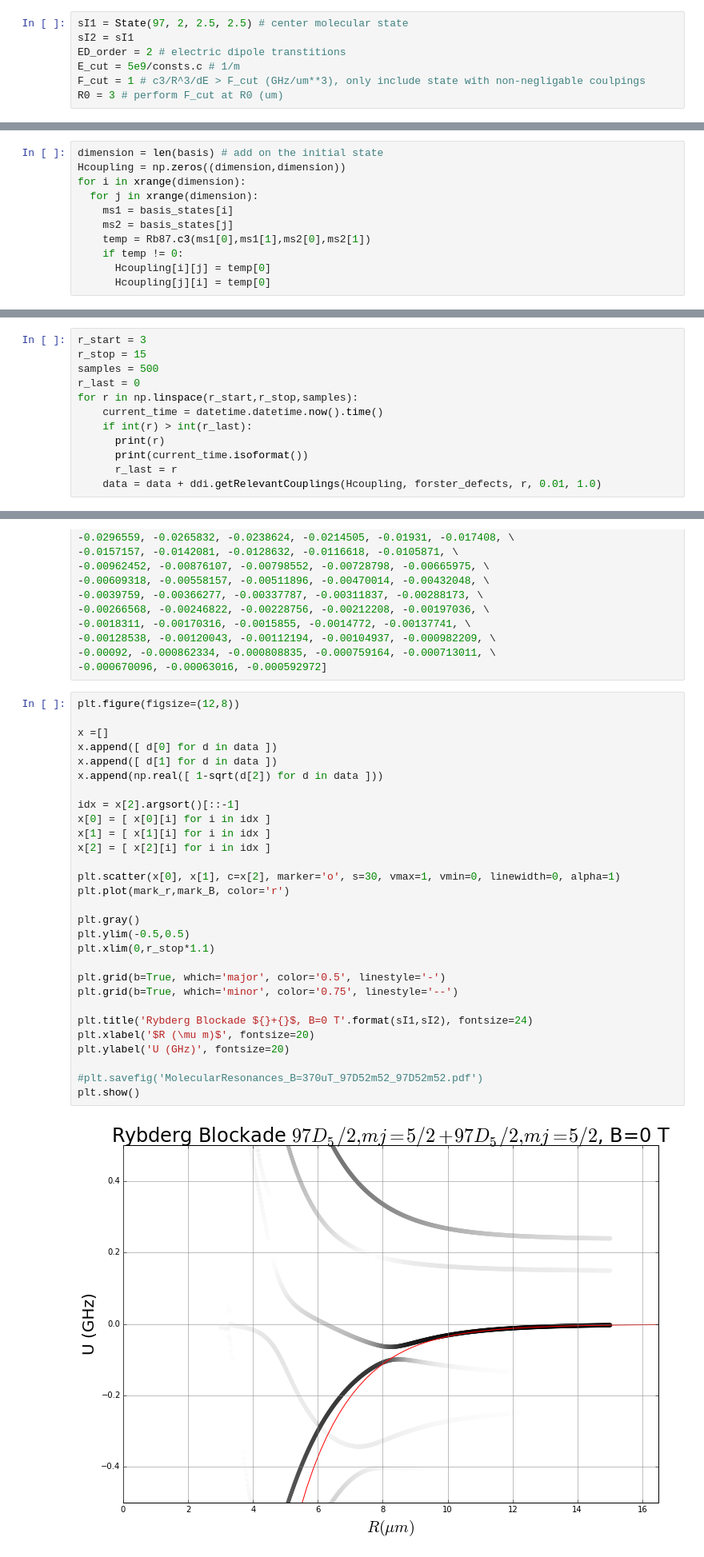
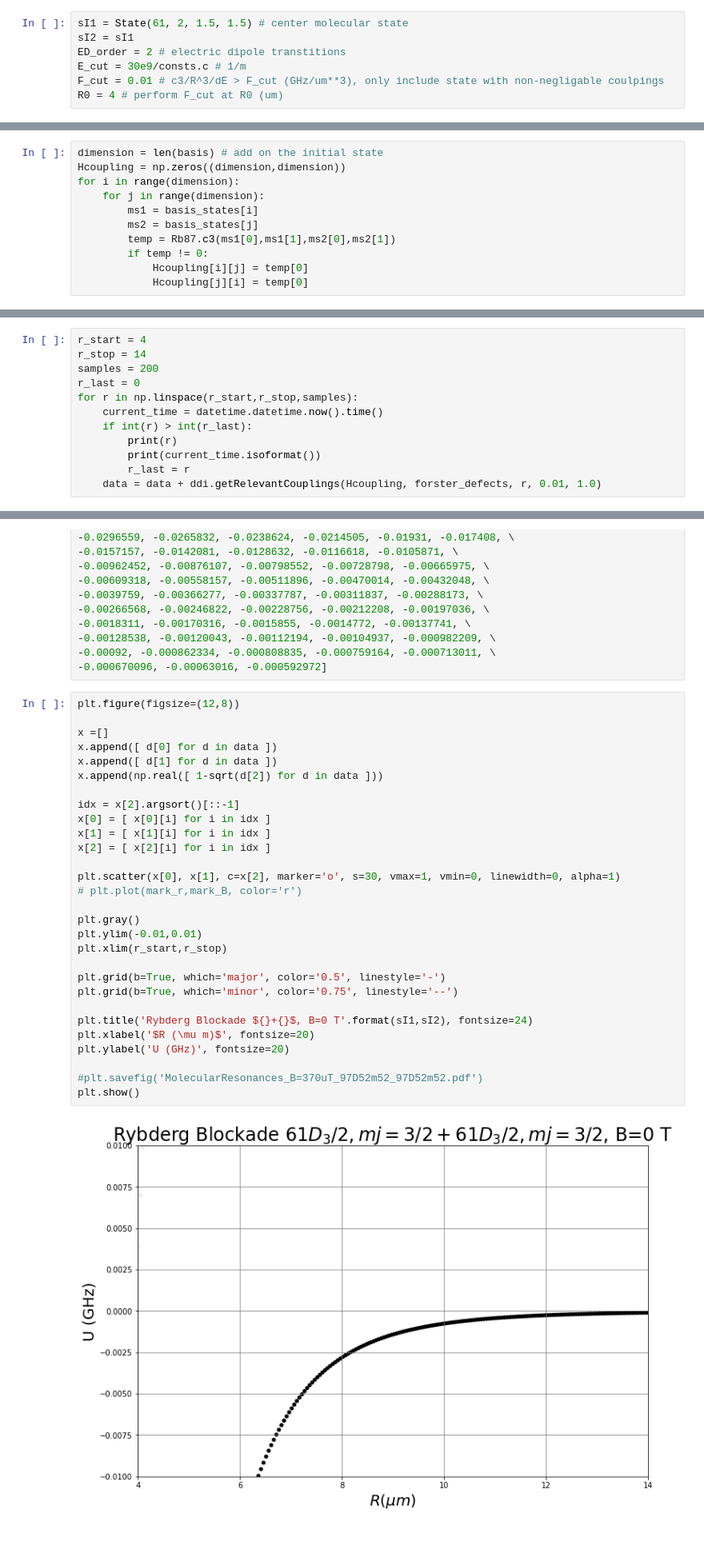
Before and after one commit to mfe5003/rydtip, a Jupyter notebook: Rb87BlockadeMolecular.ipynb, the cells around one changed output, grey strips where cells are left out. Shown: that part at 80% size. Saved outputs shown, nothing was run; the diff lists cells and outputs as text.

```diff
--- a/Rb87BlockadeMolecular.ipynb
+++ b/Rb87BlockadeMolecular.ipynb
@@ -9,12 +9,12 @@ from sympy import *
 import datetime
 %matplotlib inline
 # %%
-sI1 = State(97, 2, 2.5, 2.5) # center molecular state
+sI1 = State(61, 2, 1.5, 1.5) # center molecular state
 sI2 = sI1
 ED_order = 2 # electric dipole transtitions
-E_cut = 5e9/consts.c # 1/m
-F_cut = 1 # c3/R^3/dE > F_cut (GHz/um**3), only include state with non-negligable coulpings
-R0 = 3 # perform F_cut at R0 (um)
+E_cut = 30e9/consts.c # 1/m
+F_cut = 0.01 # c3/R^3/dE > F_cut (GHz/um**3), only include state with non-negligable coulpings
+R0 = 4 # perform F_cut at R0 (um)
 # %% [markdown]
 #### Find all states with same angular momentum as the center state within E_cut of the center
 # %%
@@ -111,14 +102,14 @@ forster_defects = np.array(fd)
 # %%
 dimension = len(basis) # add on the initial state
 Hcoupling = np.zeros((dimension,dimension))
-for i in xrange(dimension):
-  for j in xrange(dimension):
-    ms1 = basis_states[i]
-    ms2 = basis_states[j]
-    temp = Rb87.c3(ms1[0],ms1[1],ms2[0],ms2[1])
-    if temp != 0:
-      Hcoupling[i][j] = temp[0]
-      Hcoupling[j][i] = temp[0]
+for i in range(dimension):
+    for j in range(dimension):
+        ms1 = basis_states[i]
+        ms2 = basis_states[j]
+        temp = Rb87.c3(ms1[0],ms1[1],ms2[0],ms2[1])
+        if temp != 0:
+            Hcoupling[i][j] = temp[0]
+            Hcoupling[j][i] = temp[0]
 # %%
 fig = plt.figure(figsize=(6, 6))
 
@@ -157,15 +148,15 @@ basis[cindex]
 # %%
 data = []
 # %%
-r_start = 3
-r_stop = 15
-samples = 500
+r_start = 4
+r_stop = 14
+samples = 200
 r_last = 0
 for r in np.linspace(r_start,r_stop,samples):
     current_time = datetime.datetime.now().time()
     if int(r) > int(r_last):
-      print(r)
-      print(current_time.isoformat())
-      r_last = r
+        print(r)
+        print(current_time.isoformat())
+        r_last = r
     data = data + ddi.getRelevantCouplings(Hcoupling, forster_defects, r, 0.01, 1.0)
 # %% [output]
@@ -222,31 +213,31 @@ mark_B = [-10966.3, -1370.79, -406.16, -171.349, -87.7303, -50.7695, -31.971, \
 # %%
 plt.figure(figsize=(12,8))
 
 x =[]
 x.append([ d[0] for d in data ])
 x.append([ d[1] for d in data ])
 x.append(np.real([ 1-sqrt(d[2]) for d in data ]))
 
 idx = x[2].argsort()[::-1]
 x[0] = [ x[0][i] for i in idx ]
 x[1] = [ x[1][i] for i in idx ]
 x[2] = [ x[2][i] for i in idx ]
 
 plt.scatter(x[0], x[1], c=x[2], marker='o', s=30, vmax=1, vmin=0, linewidth=0, alpha=1)
-plt.plot(mark_r,mark_B, color='r')
+# plt.plot(mark_r,mark_B, color='r')
 
 plt.gray()
-plt.ylim(-0.5,0.5)
-plt.xlim(0,r_stop*1.1)
+plt.ylim(-0.01,0.01)
+plt.xlim(r_start,r_stop)
 
 plt.grid(b=True, which='major', color='0.5', linestyle='-')
 plt.grid(b=True, which='minor', color='0.75', linestyle='--')
 
 plt.title('Rybderg Blockade ${}+{}$, B=0 T'.format(sI1,sI2), fontsize=24)
 plt.xlabel('$R (\mu m)$', fontsize=20)
 plt.ylabel('U (GHz)', fontsize=20)
 
 #plt.savefig('MolecularResonances_B=370uT_97D52m52_97D52m52.pdf')
 plt.show()
 # %% [output]
-[figure, old version]
+[figure, new version]
```
Also changed, not shown: parts of 9 cells of this notebook, 4 other files.
